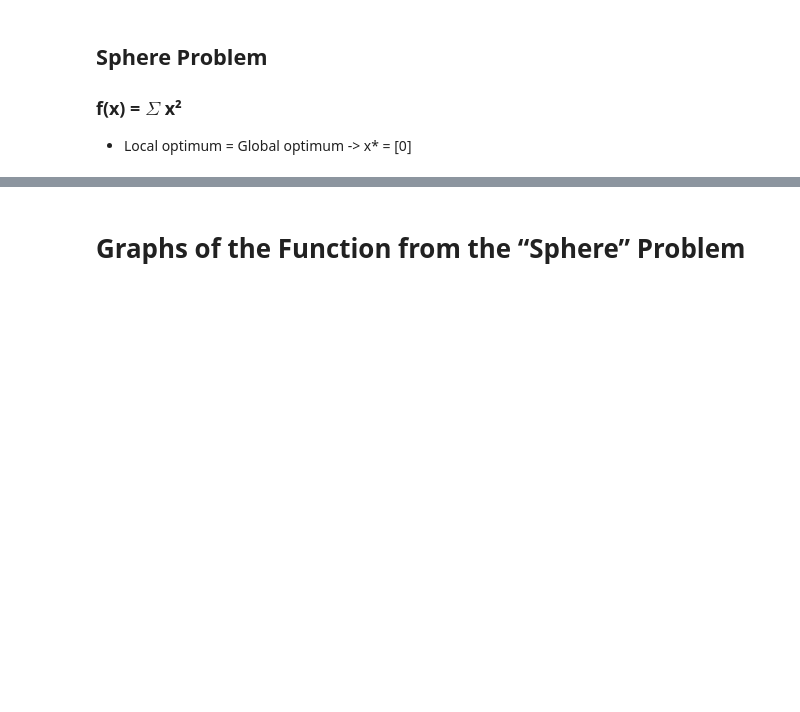
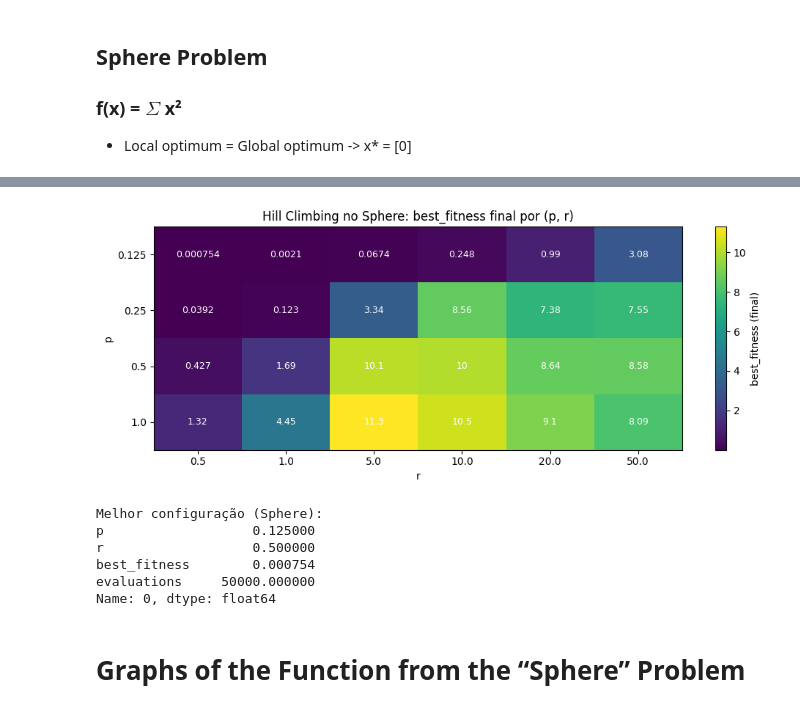
Before and after one commit to DCOMP-UFS/PyManyobjective, a Jupyter notebook: HillClimbing.ipynb, the cells around one changed output, grey strips where cells are left out. Drawn from its saved outputs; the diff is of its cells as text; code cells hidden in the pictures; blank space fills up the shorter version.

```diff
--- a/HillClimbing.ipynb
+++ b/HillClimbing.ipynb
@@ -88,3 +104,55 @@ df_sphere
+# %%
+# Heatmap (matplotlib) do best_fitness por (p, r)
+import numpy as np
+import pandas as pd
+import matplotlib.pyplot as plt
+
+def plot_heatmap_pr(df, title):
+    required = {"p", "r", "best_fitness"}
+    missing = required - set(df.columns)
+    if missing:
+        raise ValueError(f"DataFrame sem colunas necessárias: {sorted(missing)}")
+
+    pivot = df.pivot(index="p", columns="r", values="best_fitness").sort_index().sort_index(axis=1)
+    values = pivot.to_numpy(dtype=float)
+    p_index = pivot.index.to_numpy()
+    r_cols = pivot.columns.to_numpy()
+
+    fig, ax = plt.subplots(figsize=(10, 4))
+    im = ax.imshow(values, aspect="auto", cmap="viridis")
+    ax.set_title(title)
+    ax.set_xlabel("r")
+    ax.set_ylabel("p")
+    ax.set_xticks(np.arange(len(r_cols)))
+    ax.set_yticks(np.arange(len(p_index)))
+    ax.set_xticklabels(r_cols)
+    ax.set_yticklabels(p_index)
+
+    # Anotações (valores nas células)
+    for i in range(values.shape[0]):
+        for j in range(values.shape[1]):
+            v = values[i, j]
+            if np.isfinite(v):
+                ax.text(j, i, f"{v:.3g}", ha="center", va="center", color="white", fontsize=9)
+
+    fig.colorbar(im, ax=ax, label="best_fitness (final)")
+    plt.tight_layout()
+    plt.show()
+
+plot_heatmap_pr(df_sphere, "Hill Climbing no Sphere: best_fitness final por (p, r)")
+
+# Melhor configuração observada
+best_row = df_sphere.loc[df_sphere["best_fitness"].astype(float).idxmin()]
+print("Melhor configuração (Sphere):")
+print(best_row)
+# %% [output]
+[figure, added]
+Melhor configuração (Sphere):
+p                   0.125000
+r                   0.500000
+best_fitness        0.000754
+evaluations     50000.000000
+Name: 0, dtype: float64
 # %% [markdown]
 # Graphs of the Function from the “Sphere” Problem
 # %%
```
Also changed, not shown: parts of 10 cells of this notebook, 4 other files.
